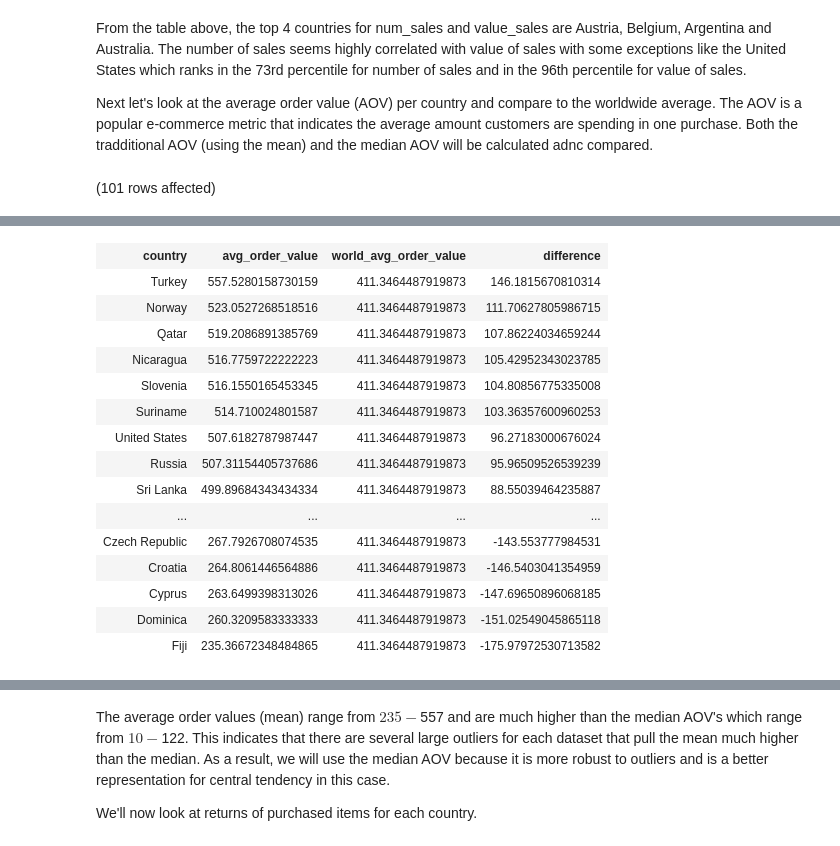
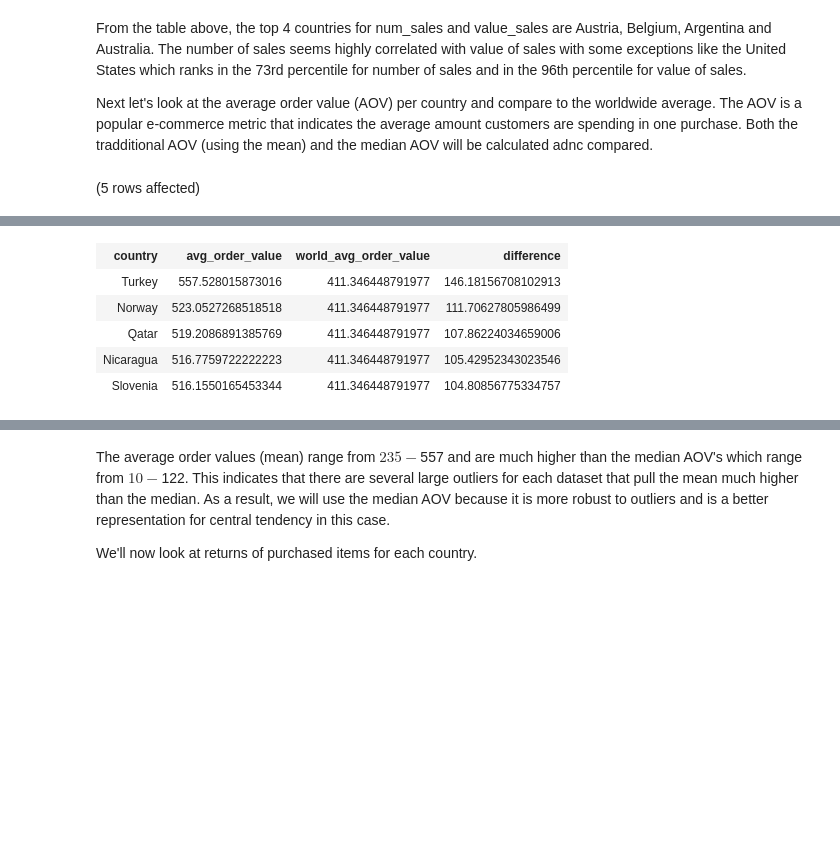
Before and after one commit to grahamgreene88/E-commerce-logs, a Jupyter notebook: ecommerce_logs_SQL_notebook.ipynb, the cells around one changed output, grey strips where cells are left out. Drawn from its saved outputs; the diff is of its cells as text; code cells hidden in the pictures; blank space fills up the shorter version.

```diff
--- a/ecommerce_logs_SQL_notebook.ipynb
+++ b/ecommerce_logs_SQL_notebook.ipynb
@@ -61,7 +51,7 @@ From the table above, the top 4 countries for num\_sales and value\_sales are Au
 Next let's look at the average order value (AOV) per country and compare to the worldwide average. The AOV is a popular e-commerce metric that indicates the average amount customers are spending in one purchase. Both the tradditional AOV (using the mean) and the median AOV will be calculated adnc compared.
 # %%
 -- average order value ($) per country
-SELECT
+SELECT TOP 5
     country, AVG(Sales) AS avg_order_value,
     -- subquery in SELECT to determine worldwide avg order value ($)
     (SELECT AVG(Sales) FROM logs) AS world_avg_order_value,
@@ -71,4 +61,4 @@ FROM logs
 GROUP BY country
 ORDER BY difference DESC;
 # %% [output]
-(101 rows affected)
+(5 rows affected)
@@ -76,19 +66,9 @@ Total execution time: 00:00:00.108
 | country | avg_order_value | world_avg_order_value | difference |
-| Turkey | 557.5280158730159 | 411.3464487919873 | 146.1815670810314 |
-| Norway | 523.0527268518516 | 411.3464487919873 | 111.70627805986715 |
-| Qatar | 519.2086891385769 | 411.3464487919873 | 107.86224034659244 |
-| Nicaragua | 516.7759722222223 | 411.3464487919873 | 105.42952343023785 |
-| Slovenia | 516.1550165453345 | 411.3464487919873 | 104.80856775335008 |
-| Suriname | 514.710024801587 | 411.3464487919873 | 103.36357600960253 |
-| United States | 507.6182787987447 | 411.3464487919873 | 96.27183000676024 |
-| Russia | 507.31154405737686 | 411.3464487919873 | 95.96509526539239 |
-| Sri Lanka | 499.89684343434334 | 411.3464487919873 | 88.55039464235887 |
-| ... | ... | ... | ... |
-| Czech Republic | 267.7926708074535 | 411.3464487919873 | -143.553777984531 |
-| Croatia | 264.8061446564886 | 411.3464487919873 | -146.5403041354959 |
-| Cyprus | 263.6499398313026 | 411.3464487919873 | -147.69650896068185 |
-| Dominica | 260.3209583333333 | 411.3464487919873 | -151.02549045865118 |
-| Fiji | 235.36672348484865 | 411.3464487919873 | -175.97972530713582 |
+| Turkey | 557.528015873016 | 411.346448791977 | 146.18156708102913 |
+| Norway | 523.0527268518518 | 411.346448791977 | 111.70627805986499 |
+| Qatar | 519.2086891385769 | 411.346448791977 | 107.86224034659006 |
+| Nicaragua | 516.7759722222223 | 411.346448791977 | 105.42952343023546 |
+| Slovenia | 516.1550165453344 | 411.346448791977 | 104.80856775334757 |
 # %%
 -- median order value ($) per country
 WITH CTE_AOV AS (
```
Also changed, not shown: parts of 11 cells of this notebook, 4 other files.
